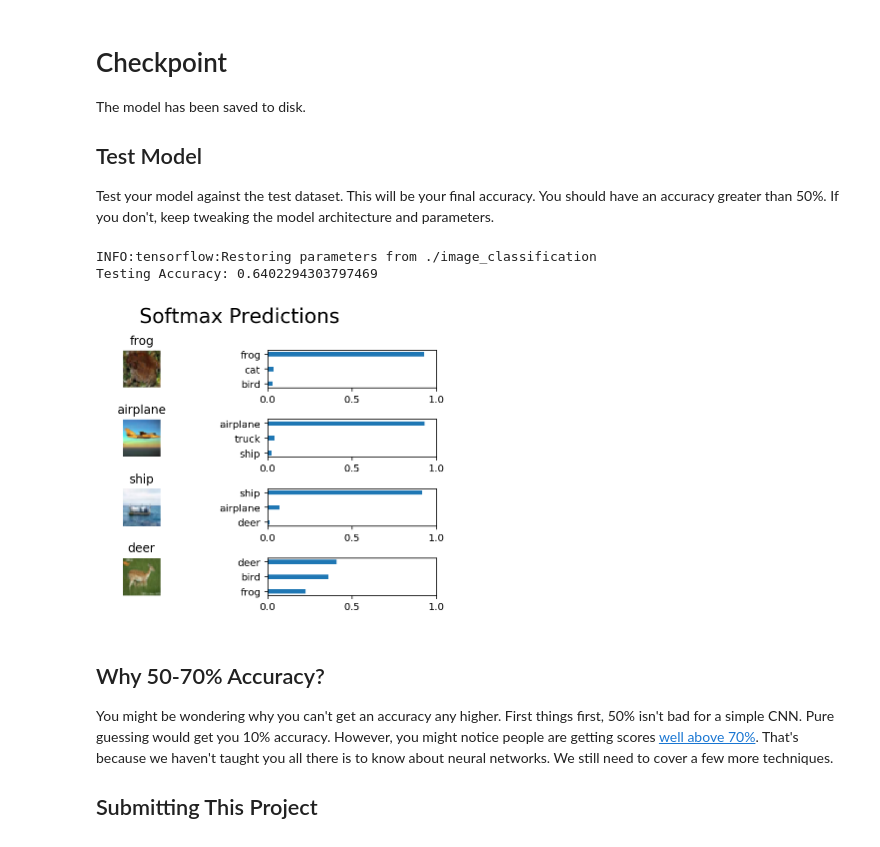
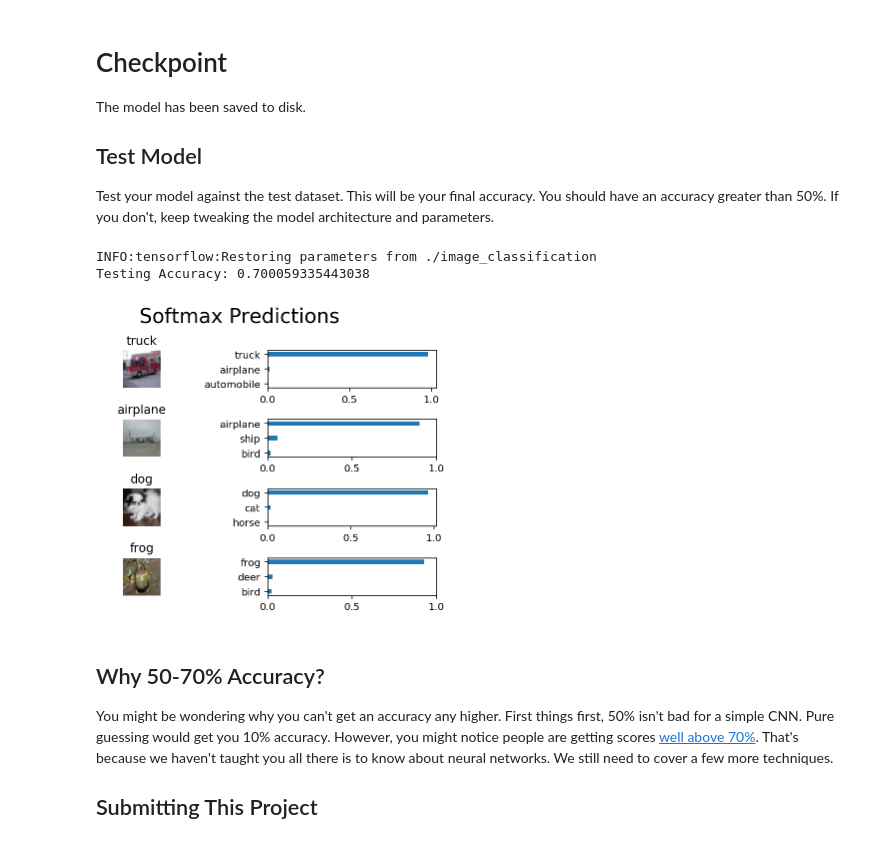
Before and after one commit to lwohlhart/deep-learning, a Jupyter notebook: image-classification/dlnd_image_classification.ipynb, the cells around one changed output. Drawn from its saved outputs; the diff is of its cells as text; code cells hidden in the pictures.

```diff
--- a/image-classification/dlnd_image_classification.ipynb
+++ b/image-classification/dlnd_image_classification.ipynb
@@ -364,12 +394,12 @@ def conv_net(x, keep_prob):
     # Function Definition from Above:
     #    conv2d_maxpool(x_tensor, conv_num_outputs, conv_ksize, conv_strides, pool_ksize, pool_strides)
     with tf.name_scope('conv'):
-        conv = tf.identity(conv2d_maxpool(x, 12, (5,5), (1,1), (1,1), (1,1)), name='layer_conv1')
+        conv = tf.identity(conv2d_maxpool(x, 16, (5,5), (1,1), (1,1), (1,1)), name='layer_conv1')
         conv = tf.nn.dropout(conv, keep_prob=keep_prob, name='layer_dropout_conv1')
         conv = tf.identity(conv2d_maxpool(conv, 32, (5,5), (1,1), (2,2), (1,1)), name='layer_conv2')
         conv = tf.nn.dropout(conv, keep_prob=keep_prob, name='layer_dropout_conv2')
-        # conv = tf.identity(conv2d_maxpool(conv, 64, (3,3), (1,1), (2,2), (1,1)), name='layer_conv3')
-        # conv = tf.nn.dropout(conv, keep_prob=keep_prob, name='layer_dropout_conv3')
+        conv = tf.identity(conv2d_maxpool(conv, 64, (3,3), (1,1), (2,2), (1,1)), name='layer_conv3')
+        conv = tf.nn.dropout(conv, keep_prob=keep_prob, name='layer_dropout_conv3')
 
 
     # TODO: Apply a Flatten Layer
@@ -384,9 +414,9 @@ def conv_net(x, keep_prob):
     # Function Definition from Above:
     #   fully_conn(x_tensor, num_outputs)
     with tf.name_scope('fully_connected'):
-        fullyconn = tf.identity(fully_conn(flat, 100), name='layer_fullyconn1')
+        fullyconn = tf.identity(fully_conn(flat, 128), name='layer_fullyconn1')
         # fullyconn = tf.nn.dropout(fullyconn, keep_prob=keep_prob, name='layer_dropout_fullyconn1')
-        fullyconn = tf.identity(fully_conn(fullyconn, 100), name='layer_fullyconn2')
+        # fullyconn = tf.identity(fully_conn(fullyconn, 100), name='layer_fullyconn2')
         # fullyconn = tf.nn.dropout(fullyconn, keep_prob=keep_prob, name='layer_dropout_fullyconn2')
 
 
@@ -494,7 +524,7 @@ Tune the following parameters:
 * Set `keep_probability` to the probability of keeping a node using dropout
 # %%
 # TODO: Tune Parameters
-epochs = 50
+epochs = 30
 batch_size = 128
 keep_probability = 0.5
 # %% [markdown]
@@ -504,6 +534,7 @@ Instead of training the neural network on all the CIFAR-10 batches of data, let'
 """
 DON'T MODIFY ANYTHING IN THIS CELL
 """
+import time
 print('Checking the Training on a Single Batch...')
 with tf.Session() as sess:
     # Initializing the variables
@@ -512,9 +543,12 @@ with tf.Session() as sess:
     # Training cycle
     for epoch in range(epochs):
         batch_i = 1
+        batch_start_time = time.time()
         for batch_features, batch_labels in helper.load_preprocess_training_batch(batch_i, batch_size):
             train_neural_network(sess, optimizer, keep_probability, batch_features, batch_labels)
-        print('Epoch {:>2}, CIFAR-10 Batch {}:  '.format(epoch + 1, batch_i), end='')
-        print_stats(sess, batch_features, batch_labels, cost, accuracy)
+        elapsed_time = float(time.time() - batch_start_time)
+        print('Epoch {:>2}, CIFAR-10 Batch {}, {:5.1f}sec:  '.format(epoch + 1, batch_i, elapsed_time), end='')
+        print_stats(sess, valid_features, valid_labels, cost, accuracy)
+    # print_stats(sess, valid_features, valid_labels, cost, accuracy)
 # %% [output]
 Checking the Training on a Single Batch...
@@ -553,10 +587,12 @@ with tf.Session() as sess:
         # Loop over all batches
         n_batches = 5
         for batch_i in range(1, n_batches + 1):
+            batch_start_time = time.time()
             for batch_features, batch_labels in helper.load_preprocess_training_batch(batch_i, batch_size):
                 train_neural_network(sess, optimizer, keep_probability, batch_features, batch_labels)
-            print('Epoch {:>2}, CIFAR-10 Batch {}:  '.format(epoch + 1, batch_i), end='')
-            print_stats(sess, batch_features, batch_labels, cost, accuracy)
+            elapsed_time = float(time.time() - batch_start_time)
+            print('Epoch {:>2}, CIFAR-10 Batch {}, {:5.1f}sec:  '.format(epoch + 1, batch_i, elapsed_time), end='')
+            print_stats(sess, valid_features, valid_labels, cost, accuracy)
 
     # Save Model
     saver = tf.train.Saver()
@@ -612,7 +648,7 @@ def test_model():
     Test the saved model against the test dataset
     """
 
-    test_features, test_labels = pickle.load(open('preprocess_training.p', mode='rb'))
+    test_features, test_labels = pickle.load(open('preprocess_test.p', mode='rb'))
     loaded_graph = tf.Graph()
 
     with tf.Session(graph=loaded_graph) as sess:
@@ -623,35 +659,35 @@ def test_model():
         # Get Tensors from loaded model
         loaded_x = loaded_graph.get_tensor_by_name('x:0')
         loaded_y = loaded_graph.get_tensor_by_name('y:0')
         loaded_keep_prob = loaded_graph.get_tensor_by_name('keep_prob:0')
         loaded_logits = loaded_graph.get_tensor_by_name('logits:0')
         loaded_acc = loaded_graph.get_tensor_by_name('accuracy:0')
 
         # Get accuracy in batches for memory limitations
         test_batch_acc_total = 0
         test_batch_count = 0
 
         for train_feature_batch, train_label_batch in helper.batch_features_labels(test_features, test_labels, batch_size):
             test_batch_acc_total += sess.run(
                 loaded_acc,
                 feed_dict={loaded_x: train_feature_batch, loaded_y: train_label_batch, loaded_keep_prob: 1.0})
             test_batch_count += 1
 
         print('Testing Accuracy: {}\n'.format(test_batch_acc_total/test_batch_count))
 
         # Print Random Samples
         random_test_features, random_test_labels = tuple(zip(*random.sample(list(zip(test_features, test_labels)), n_samples)))
         random_test_predictions = sess.run(
             tf.nn.top_k(tf.nn.softmax(loaded_logits), top_n_predictions),
             feed_dict={loaded_x: random_test_features, loaded_y: random_test_labels, loaded_keep_prob: 1.0})
         helper.display_image_predictions(random_test_features, random_test_labels, random_test_predictions)
 
 
 test_model()
 # %% [output]
 INFO:tensorflow:Restoring parameters from ./image_classification
-Testing Accuracy: 0.6402294303797469
+Testing Accuracy: 0.700059335443038
-[figure, old version]
+[figure, new version]
 # %% [markdown]
 ## Why 50-70% Accuracy?
 You might be wondering why you can't get an accuracy any higher. First things first, 50% isn't bad for a simple CNN.  Pure guessing would get you 10% accuracy. However, you might notice people are getting scores [well above 70%](http://rodrigob.github.io/are_we_there_yet/build/classification_datasets_results.html#43494641522d3130).  That's because we haven't taught you all there is to know about neural networks. We still need to cover a few more techniques.
```
Also changed, not shown: parts of 4 cells of this notebook, 2 other files.
